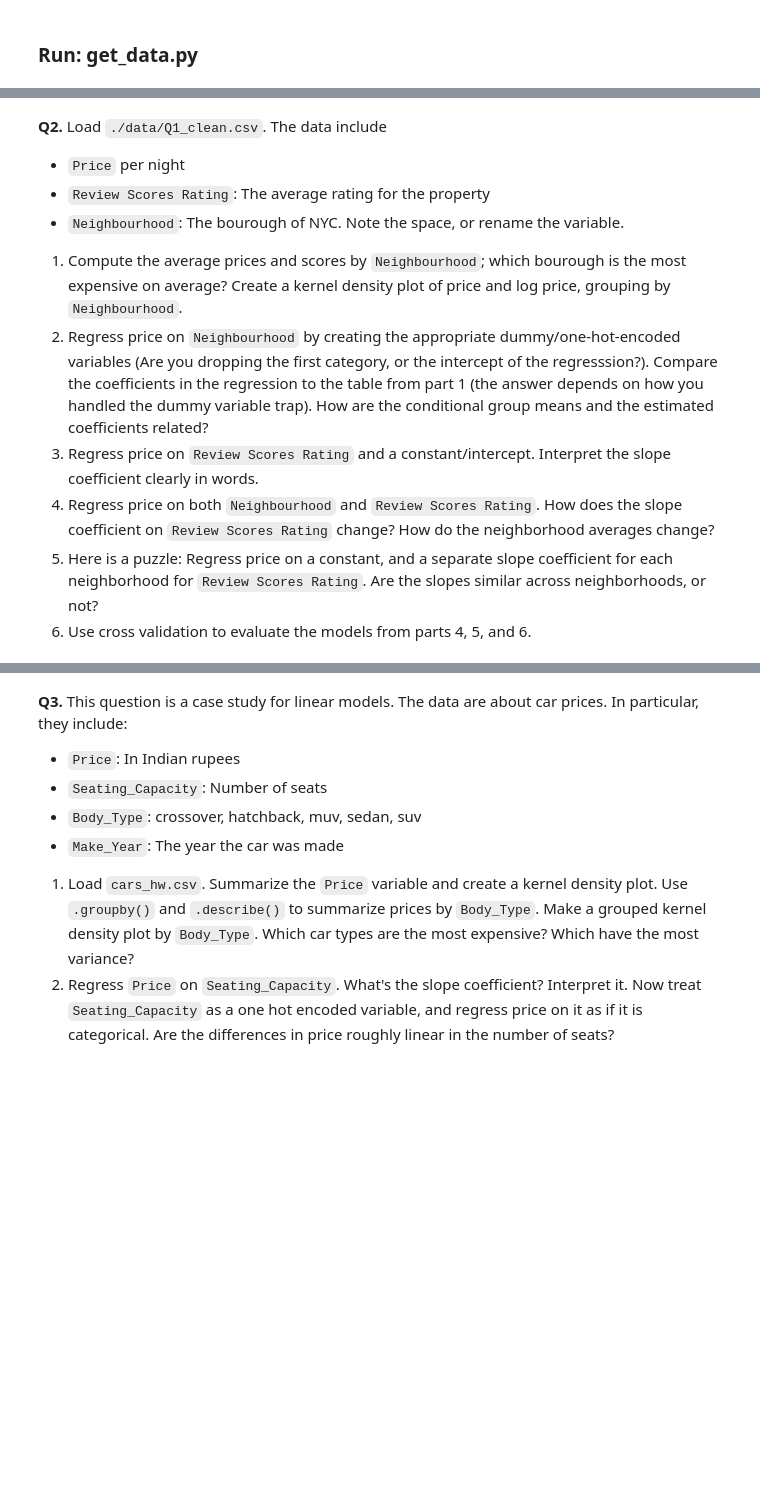
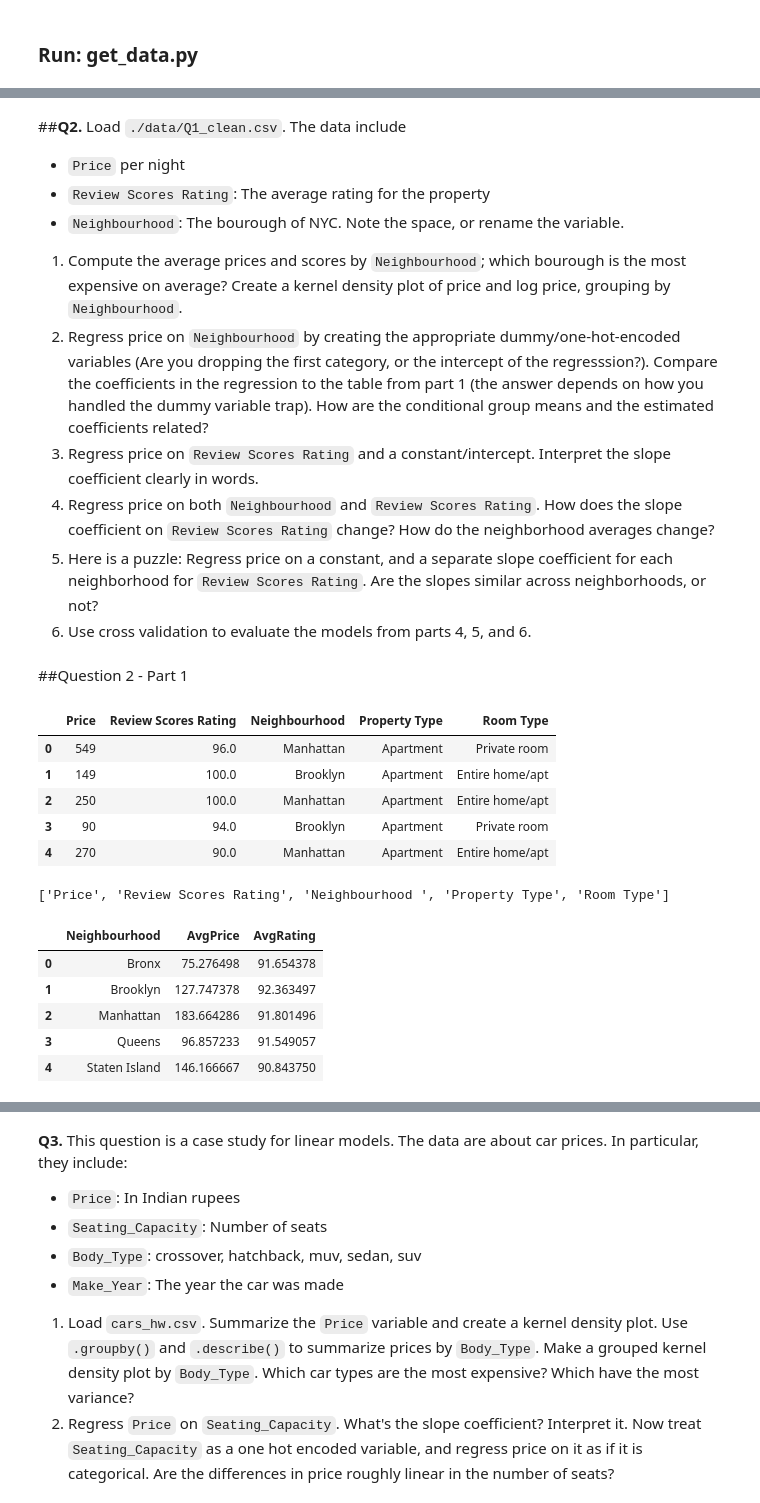
Before and after one commit to thomashooks53/undergrad_ml_assignments, a Jupyter notebook: 03_assignment_linear_models.ipynb, the cells around one changed output, grey strips where cells are left out. Cells and saved outputs as stored; diff of their text form; code cells hidden in the pictures; blank space fills up the shorter version.

```diff
--- a/03_assignment_linear_models.ipynb
+++ b/03_assignment_linear_models.ipynb
@@ -79,5 +84,5 @@ if __name__ == "__main__":
 # %% [markdown]
-**Q2.** Load `./data/Q1_clean.csv`. The data include
+##**Q2.** Load `./data/Q1_clean.csv`. The data include
 
 - `Price` per night
 - `Review Scores Rating`: The average rating for the property
@@ -89,3 +94,41 @@ if __name__ == "__main__":
 4. Regress price on both `Neighbourhood` and `Review Scores Rating`. How does the slope coefficient on `Review Scores Rating` change? How do the neighborhood averages change?
 5. Here is a puzzle: Regress price on a constant, and a separate slope coefficient for each neighborhood for `Review Scores Rating`. Are the slopes similar across neighborhoods, or not?
 6. Use cross validation to evaluate the models from parts 4, 5, and 6.
+# %% [markdown]
+##Question 2 - Part 1
+# %%
+import pandas as pd
+import numpy as np
+
+airbnb = pd.read_csv("/content/data/Q1_clean.csv")
+display(airbnb.head())
+
+print(airbnb.columns.tolist())
+
+airbnb.columns = airbnb.columns.str.strip()
+
+avg_airbnb = airbnb.groupby("Neighbourhood").agg({
+    "Price": "mean",
+    "Review Scores Rating": "mean"
+}).reset_index()
+
+avg_airbnb = avg_airbnb.rename(columns={
+    "Price": "AvgPrice",
+    "Review Scores Rating": "AvgRating"
+})
+
+display(avg_airbnb)
+# %% [output]
+|  | Price | Review Scores Rating | Neighbourhood | Property Type | Room Type |
+| 0 | 549 | 96.0 | Manhattan | Apartment | Private room |
+| 1 | 149 | 100.0 | Brooklyn | Apartment | Entire home/apt |
+| 2 | 250 | 100.0 | Manhattan | Apartment | Entire home/apt |
+| 3 | 90 | 94.0 | Brooklyn | Apartment | Private room |
+| 4 | 270 | 90.0 | Manhattan | Apartment | Entire home/apt |
+['Price', 'Review Scores Rating', 'Neighbourhood ', 'Property Type', 'Room Type']
+|  | Neighbourhood | AvgPrice | AvgRating |
+| 0 | Bronx | 75.276498 | 91.654378 |
+| 1 | Brooklyn | 127.747378 | 92.363497 |
+| 2 | Manhattan | 183.664286 | 91.801496 |
+| 3 | Queens | 96.857233 | 91.549057 |
+| 4 | Staten Island | 146.166667 | 90.843750 |
```
Also changed, not shown: parts of 26 cells of this notebook.
